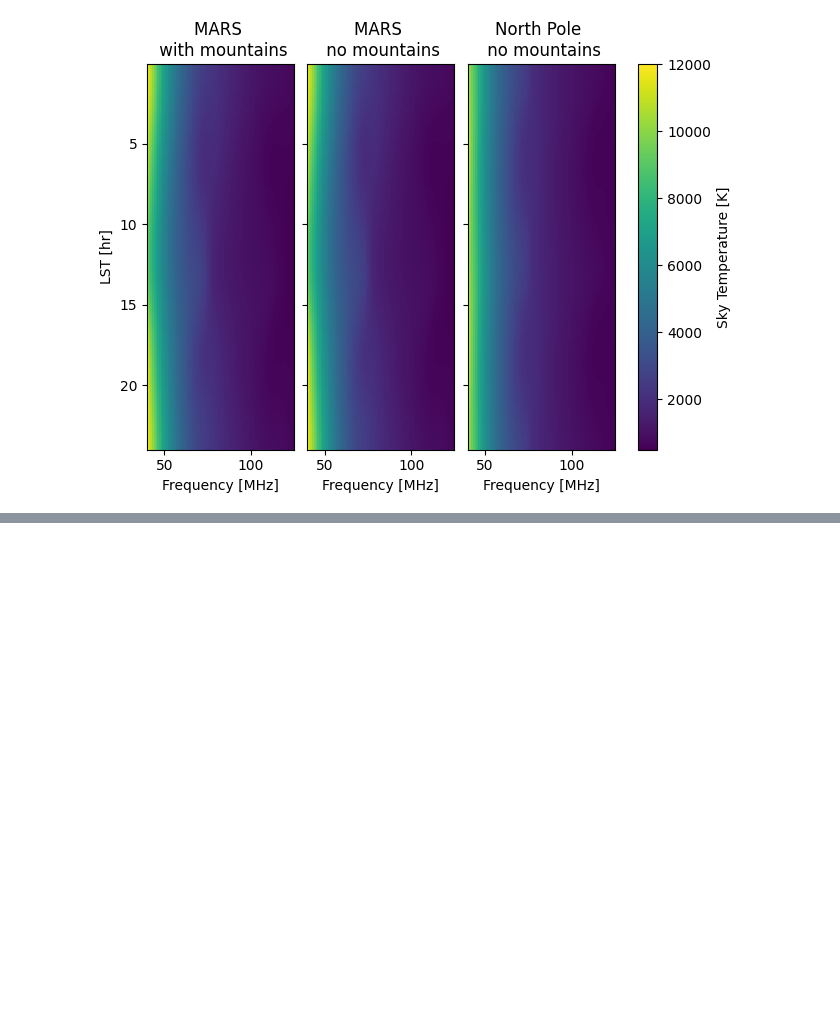
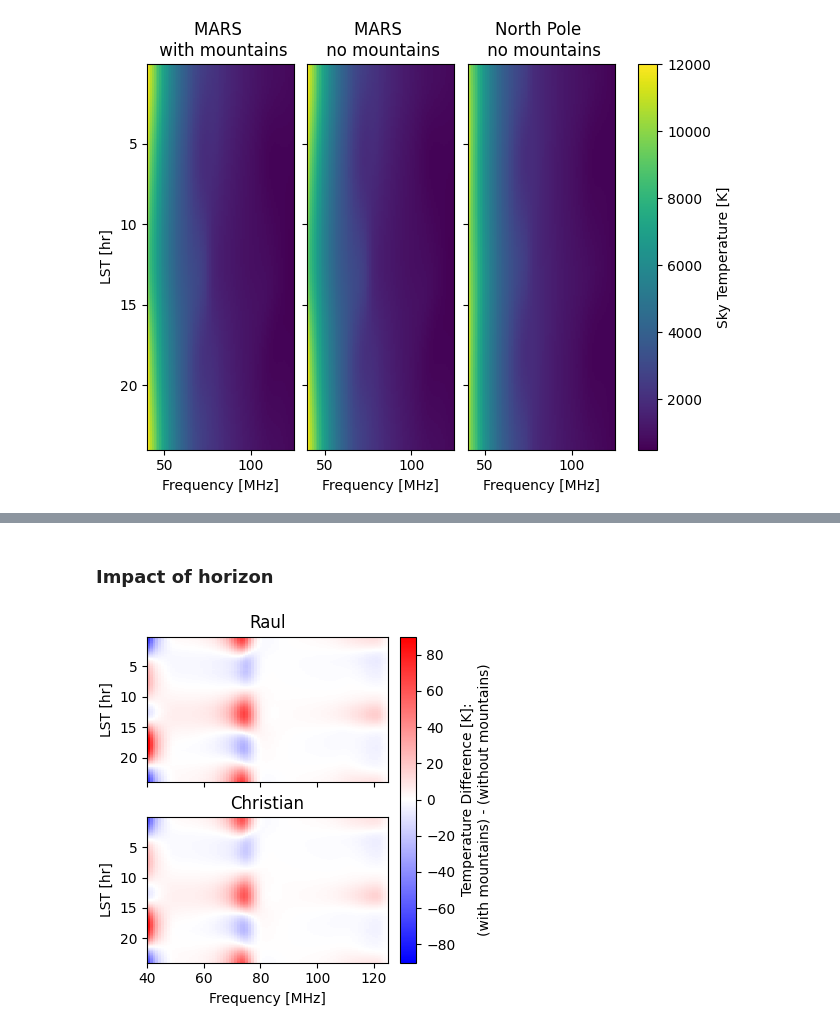
Before and after one commit to MIST-Experiment/mistsim, a Jupyter notebook: notebooks/sim_comparisons/sim_comparison.ipynb, the cells around one changed output, grey strips where cells are left out. Saved outputs shown, nothing was run; the diff lists cells and outputs as text; code cells hidden in the pictures; blank space fills up the shorter version.

```diff
--- a/notebooks/sim_comparisons/sim_comparison.ipynb
+++ b/notebooks/sim_comparisons/sim_comparison.ipynb
@@ -145,7 +153,7 @@ plt.show()
 # %% [markdown]
 ## Beam model
 # %%
-def load_beam(fname="beam.npz"):
+def load_beam(fname="feko_beam.npz"):
     d = np.load(DATA_DIR / Path(fname))
     freqs = d["freqs"]
     phi = d["phi"]
@@ -178,6 +186,11 @@ plt.title(f"Gain at {freqs[0]:.0f} MHz")
 plt.xlabel("$\\phi$ [deg]")
 plt.ylabel("$\\theta$ [deg]")
 plt.show()
+
+
+# save the processed beam to beam.npz
+beam_out = DATA_DIR / Path("beam.npz")
+np.savez(beam_out, freqs=freqs_beam/1e6, phi=phi, theta=theta, gain=gain)
 # %% [output]
 Frequencies match: True
 (86, 181, 360)
@@ -338,0 +368,29 @@ np.savez(
+# %% [markdown]
+### Impact of horizon
+# %%
+diff_horizon_raul = sim_res["raul"][1] - sim_res["raul"][0]
+diff_horizon_chb = sim_res["chb"][1] - sim_res["chb"][0]
+
+h_kwargs = diff_kwargs.copy()
+h_kwargs["cmap"] = "bwr"
+h_kwargs["vmin"] = -90
+h_kwargs["vmax"] = 90
+
+fig, axs = plt.subplots(
+    figsize=(4, 4),
+    nrows=2,
+    ncols=1,
+    sharex=True,
+    sharey=True,
+    constrained_layout=True,
+)
+im = axs[0].imshow(diff_horizon_raul, **h_kwargs)
+im = axs[1].imshow(diff_horizon_chb, **h_kwargs)
+axs[-1].set_xlabel("Frequency [MHz]")
+plt.setp(axs, ylabel="LST [hr]")
+axs[0].set_title("Raul")
+axs[1].set_title("Christian")
+fig.colorbar(im, ax=axs, label="Temperature Difference [K]:\n(with mountains) - (without mountains)")
+plt.show()
+# %% [output]
+[figure, added]
```
Also changed, not shown: parts of 10 cells of this notebook, 2 other files.
